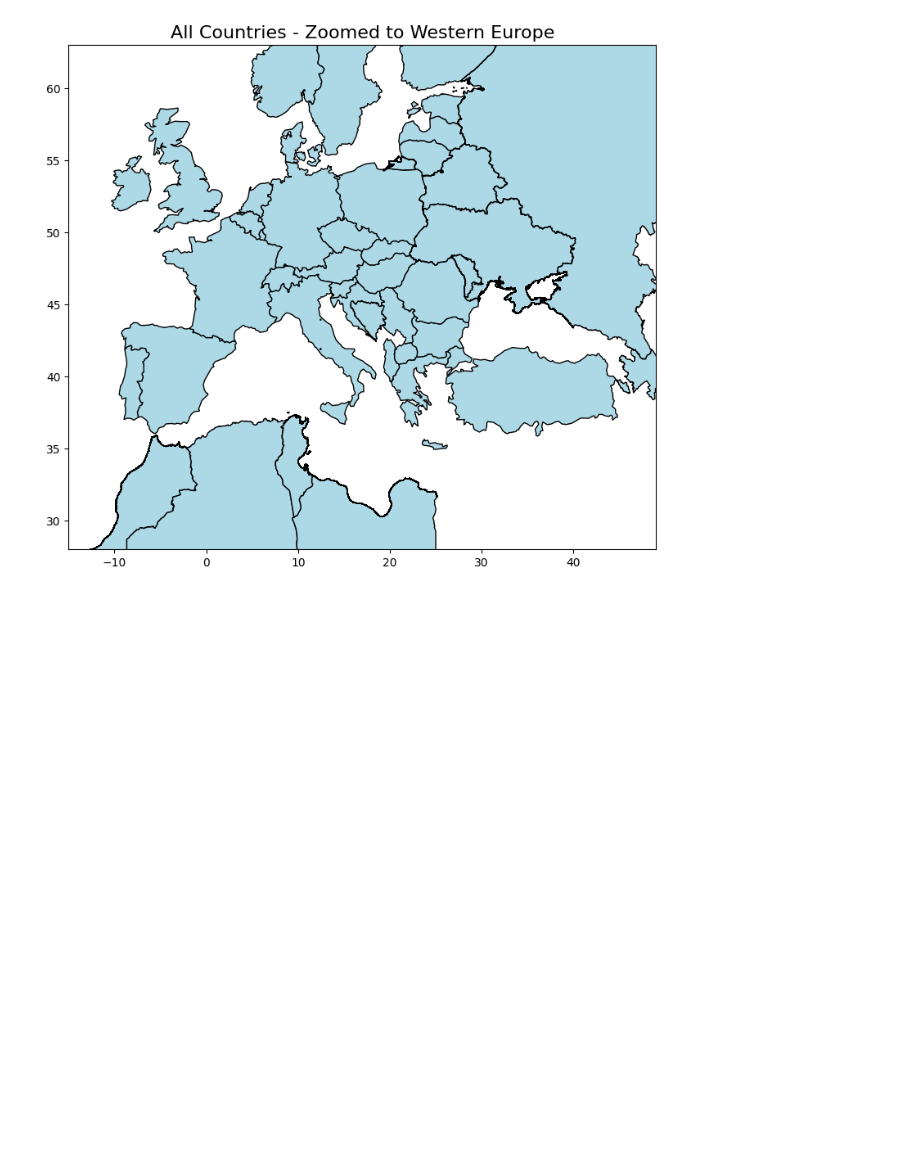
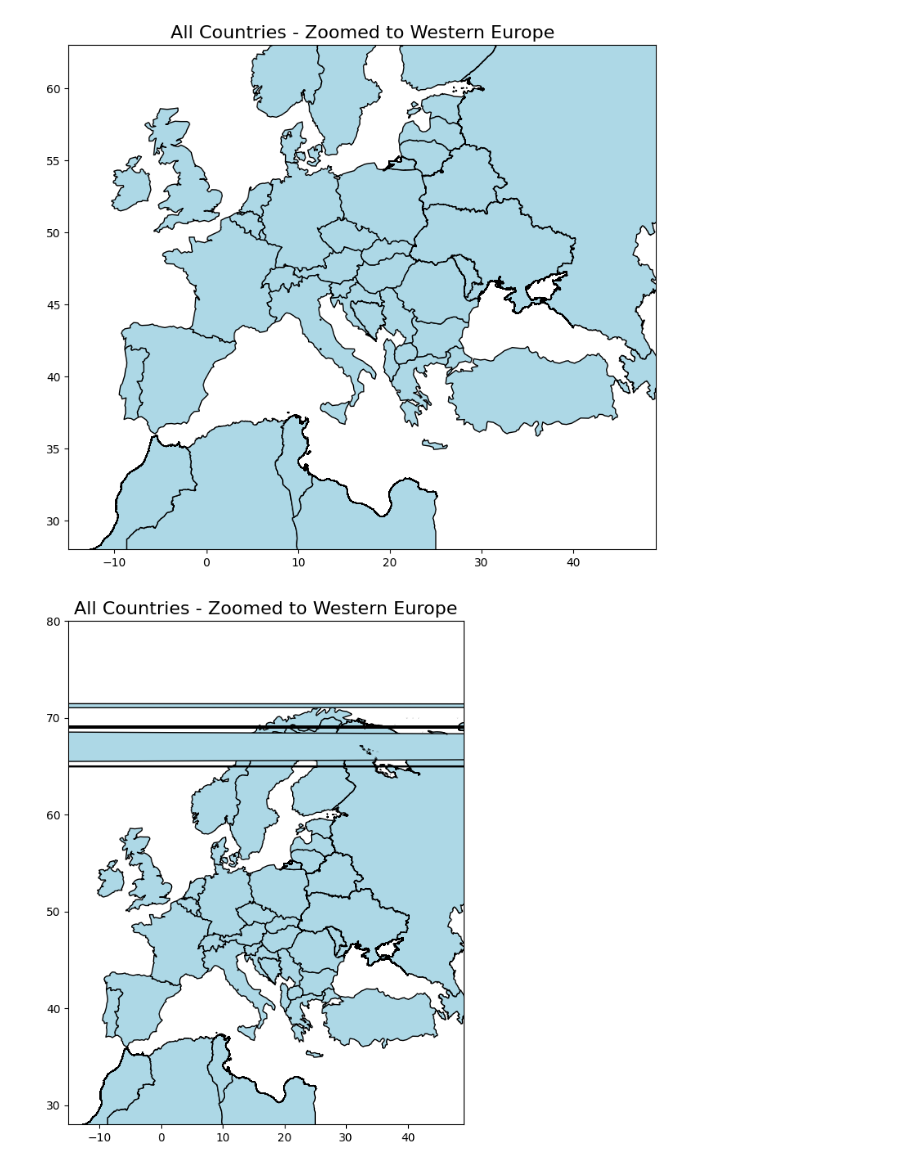
Before and after one commit to CSEI-EU/gas_infrastructure_model, a Jupyter notebook: 00_code_base/05_test_files/Get_Centroids_and_Distances.ipynb, the cells around one changed output. Saved outputs shown, nothing was run; the diff lists cells and outputs as text; code cells hidden in the pictures; blank space fills up the shorter version.

Commit message:
plotting

```diff
--- a/00_code_base/05_test_files/Get_Centroids_and_Distances.ipynb
+++ b/00_code_base/05_test_files/Get_Centroids_and_Distances.ipynb
@@ -548,3 +548,24 @@ ax.set_title("All Countries - Zoomed to Western Europe", fontsize=16)
 plt.show()
 # %% [output]
 [figure]
+# %%
+# Reproject the GeoDataFrame to WGS84 (EPSG:4326)
+all_countries_gdf = all_countries_gdf.to_crs(epsg=4326)
+
+# Create a figure and axis with custom size
+fig, ax = plt.subplots(1, 1, figsize=(12, 8))  # Adjust the size here (width, height)
+
+# Plot the GeoDataFrame on the axis 'ax'
+all_countries_gdf.plot(ax=ax, color='lightblue', edgecolor='black')
+
+# Set the longitude and latitude limits for zooming
+ax.set_xlim([-15, 49])  # Set longitude limits (min, max)
+ax.set_ylim([28, 80])  # Set latitude limits (min, max)
+
+# Optional: You can add a title or other customizations
+ax.set_title("All Countries - Zoomed to Western Europe", fontsize=16)
+
+# Show the plot
+plt.show()
+# %% [output]
+[figure, added]
```
Also changed, not shown: parts of 1 cell of this notebook.
